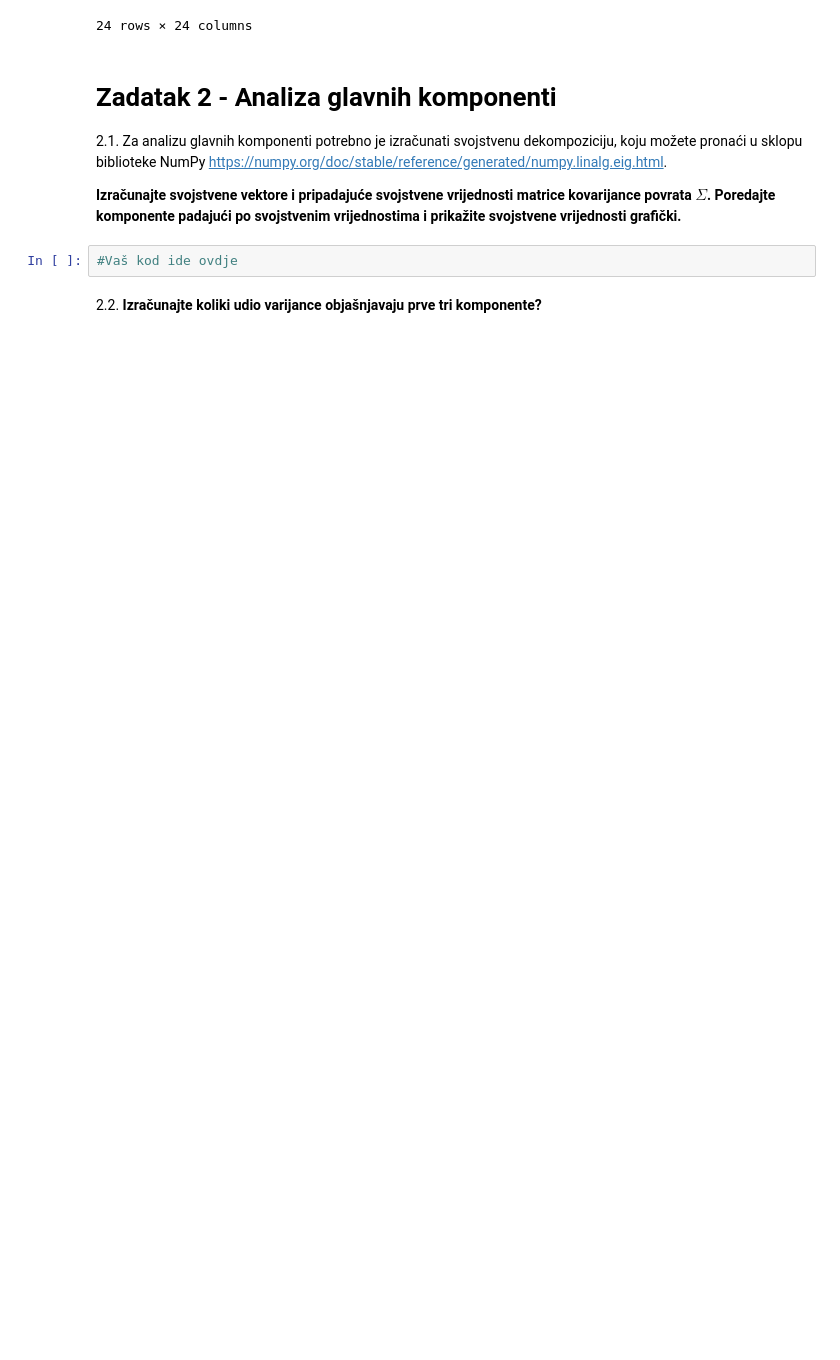
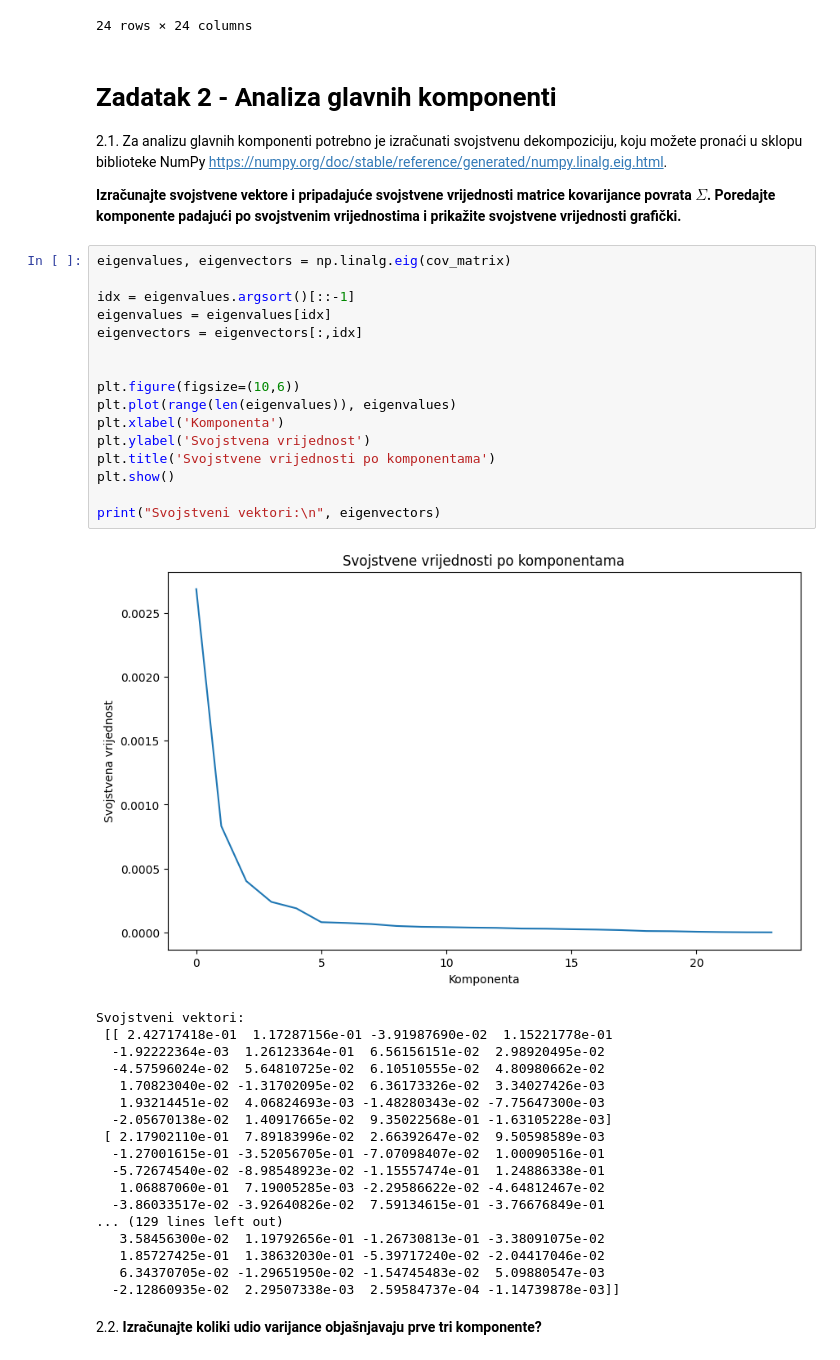
Before and after one commit to evucelic/Obrada-Informacija, a Jupyter notebook: financije/OI_Lab4.ipynb, the cells around one changed output. Cells and saved outputs as stored; diff of their text form; blank space fills up the shorter version.

```diff
--- a/financije/OI_Lab4.ipynb
+++ b/financije/OI_Lab4.ipynb
@@ -151,7 +151,40 @@ cov_matrix
 2.1. Za analizu glavnih komponenti potrebno je izračunati svojstvenu dekompoziciju, koju možete pronaći u sklopu biblioteke NumPy https://numpy.org/doc/stable/reference/generated/numpy.linalg.eig.html.
 
 **Izračunajte svojstvene vektore i pripadajuće svojstvene vrijednosti matrice kovarijance povrata $\Sigma$. Poredajte komponente padajući po svojstvenim vrijednostima i prikažite svojstvene vrijednosti grafički.**
-# %%
-#Vaš kod ide ovdje
+# %%
+eigenvalues, eigenvectors = np.linalg.eig(cov_matrix)
+
+idx = eigenvalues.argsort()[::-1]
+eigenvalues = eigenvalues[idx]
+eigenvectors = eigenvectors[:,idx]
+
+
+plt.figure(figsize=(10,6))
+plt.plot(range(len(eigenvalues)), eigenvalues)
+plt.xlabel('Komponenta')
+plt.ylabel('Svojstvena vrijednost')
+plt.title('Svojstvene vrijednosti po komponentama')
+plt.show()
+
+print("Svojstveni vektori:\n", eigenvectors)
+# %% [output]
+[figure, added]
+Svojstveni vektori:
+ [[ 2.42717418e-01  1.17287156e-01 -3.91987690e-02  1.15221778e-01
+  -1.92222364e-03  1.26123364e-01  6.56156151e-02  2.98920495e-02
+  -4.57596024e-02  5.64810725e-02  6.10510555e-02  4.80980662e-02
+   1.70823040e-02 -1.31702095e-02  6.36173326e-02  3.34027426e-03
+   1.93214451e-02  4.06824693e-03 -1.48280343e-02 -7.75647300e-03
+  -2.05670138e-02  1.40917665e-02  9.35022568e-01 -1.63105228e-03]
+ [ 2.17902110e-01  7.89183996e-02  2.66392647e-02  9.50598589e-03
+  -1.27001615e-01 -3.52056705e-01 -7.07098407e-02  1.00090516e-01
+  -5.72674540e-02 -8.98548923e-02 -1.15557474e-01  1.24886338e-01
+   1.06887060e-01  7.19005285e-03 -2.29586622e-02 -4.64812467e-02
+  -3.86033517e-02 -3.92640826e-02  7.59134615e-01 -3.76676849e-01
+... (129 lines left out)
+   3.58456300e-02  1.19792656e-01 -1.26730813e-01 -3.38091075e-02
+   1.85727425e-01  1.38632030e-01 -5.39717240e-02 -2.04417046e-02
+   6.34370705e-02 -1.29651950e-02 -1.54745483e-02  5.09880547e-03
+  -2.12860935e-02  2.29507338e-03  2.59584737e-04 -1.14739878e-03]]
 # %% [markdown]
 2.2. **Izračunajte koliki udio varijance objašnjavaju prve tri komponente?**
```
Also changed, not shown: parts of 13 cells of this notebook.
